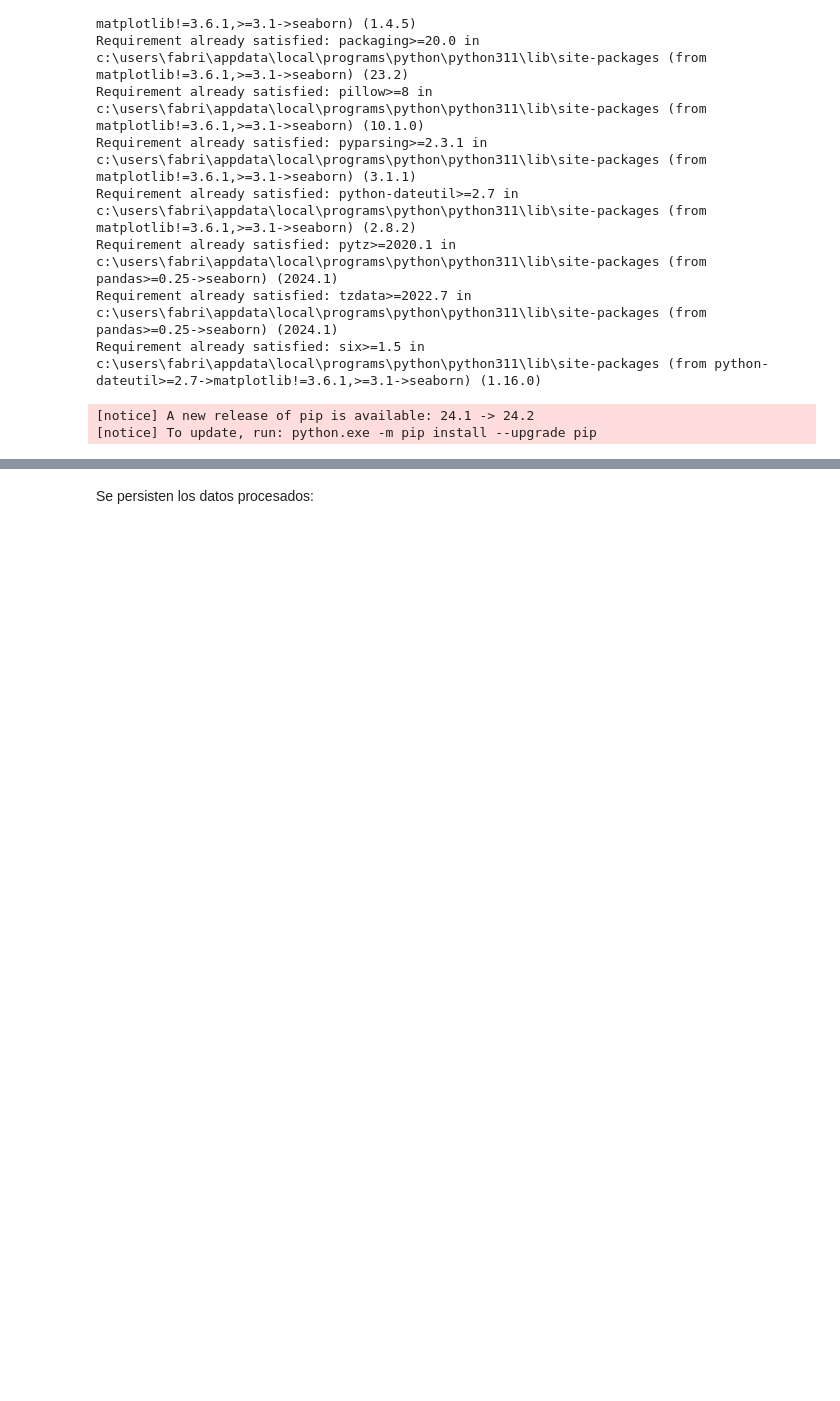
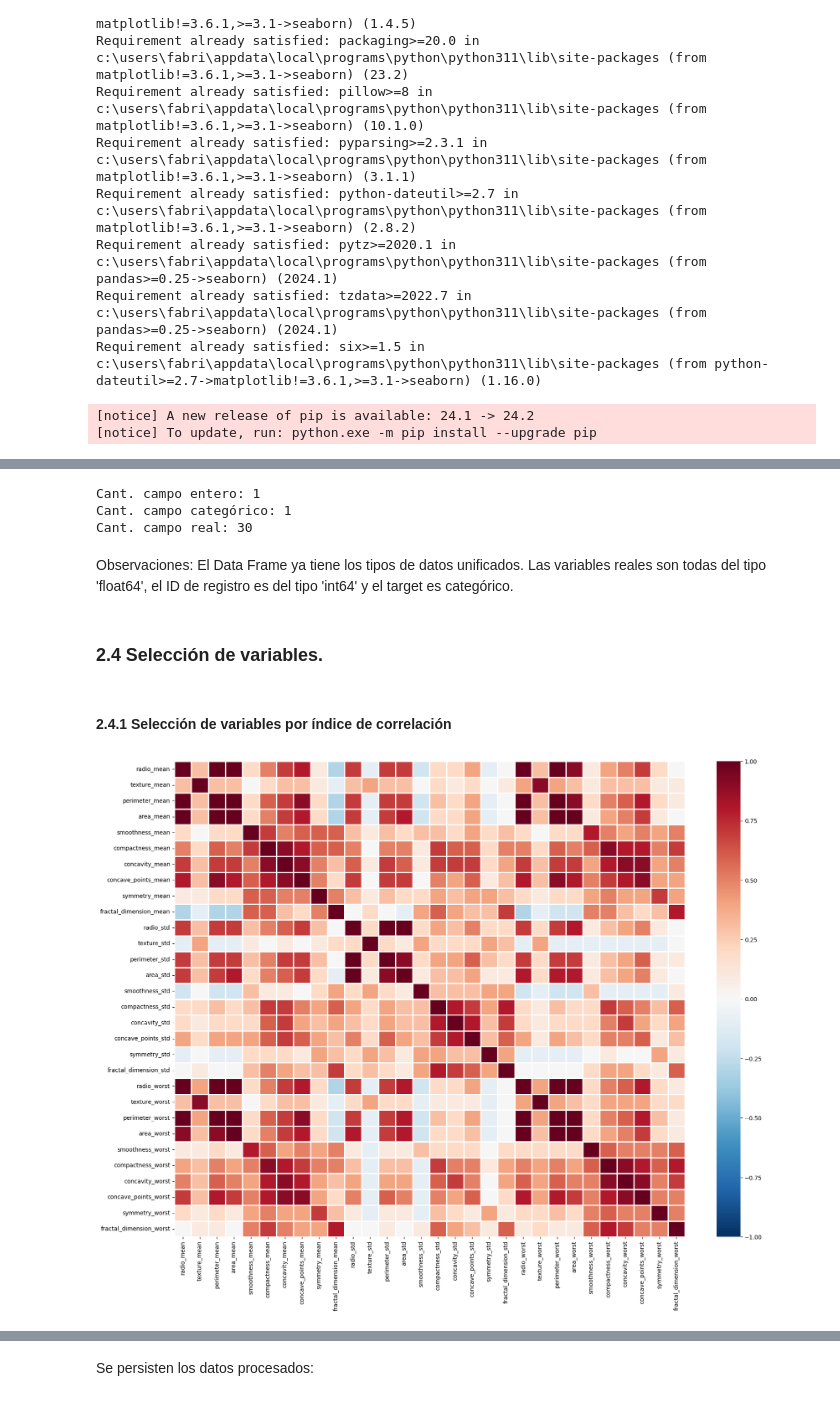
Before and after one commit to gusjrivas/TP_AdD, a Jupyter notebook: Scripts/tratamiento_data_v2.ipynb, the cells around one changed output, grey strips where cells are left out. Cells and saved outputs as stored; diff of their text form; code cells hidden in the pictures; blank space fills up the shorter version.

```diff
--- a/Scripts/tratamiento_data_v2.ipynb
+++ b/Scripts/tratamiento_data_v2.ipynb
@@ -322,0 +258,35 @@ df.head()
+# %%
+dtypes = df.dtypes
+inte_columns = dtypes[dtypes == 'int64'].count()
+real_columns = dtypes[dtypes == 'float64'].count()
+cate_columns = dtypes[dtypes == 'object'].count()
+print(f"Cant. campo entero: {inte_columns} \nCant. campo categórico: {cate_columns} \nCant. campo real: {real_columns}")
+# %% [output]
+Cant. campo entero: 1
+Cant. campo categórico: 1
+Cant. campo real: 30
+# %% [markdown]
+Observaciones: El Data Frame ya tiene los tipos de datos unificados. Las variables reales son todas del tipo 'float64', el ID de registro es del tipo 'int64' y el target es categórico.
+# %% [markdown]
+### 2.4 Selección de variables.
+# %% [markdown]
+#### 2.4.1 Selección de variables por índice de correlación
+# %%
+#Correlacion entre las features
+def mapa_correlacion(df):
+  """
+  Grafica el campo dicretizado de
+  índices de correlación entre las
+  características del Data Set.
+
+  :param:
+  :df: DataFrame con los atributos.
+  """
+  plt.figure(figsize=(20, 15))
+  correlacion = df.iloc[:, 2:].corr().round(1)
+  sns.heatmap(data=correlacion, vmin=-1, vmax=1, cmap='RdBu_r', linewidths=1, annot=False)
+  plt.show()
+# %%
+mapa_correlacion(df)
+# %% [output]
+[figure, added]
```
Also changed, not shown: parts of 57 cells of this notebook, 6 other files.
